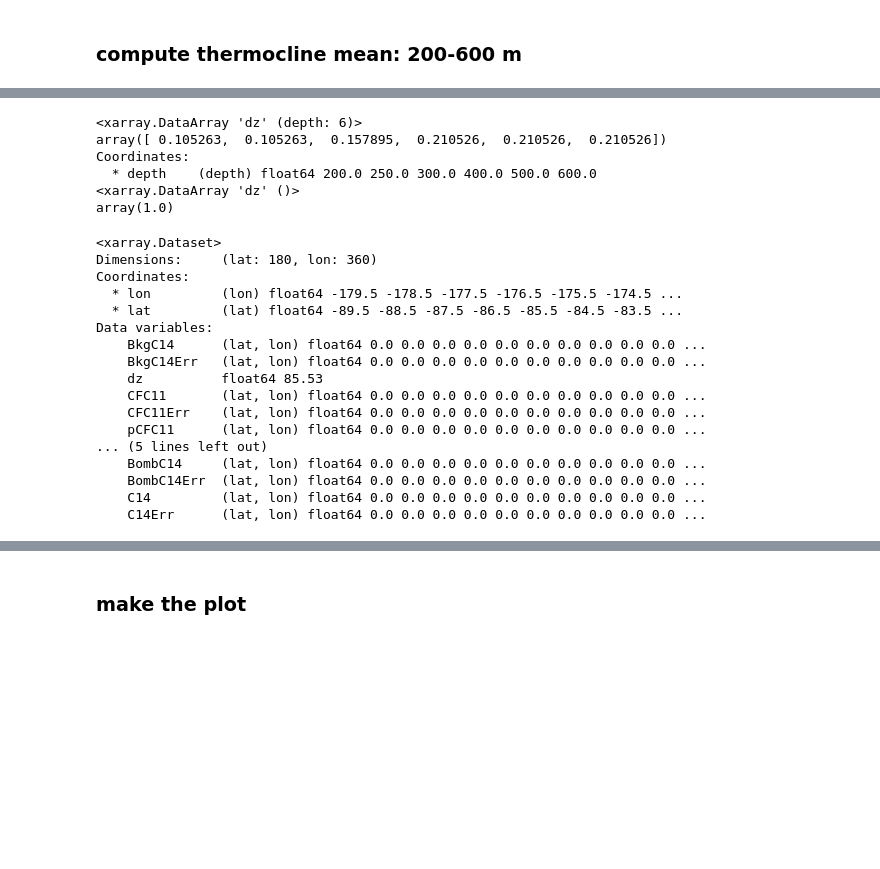
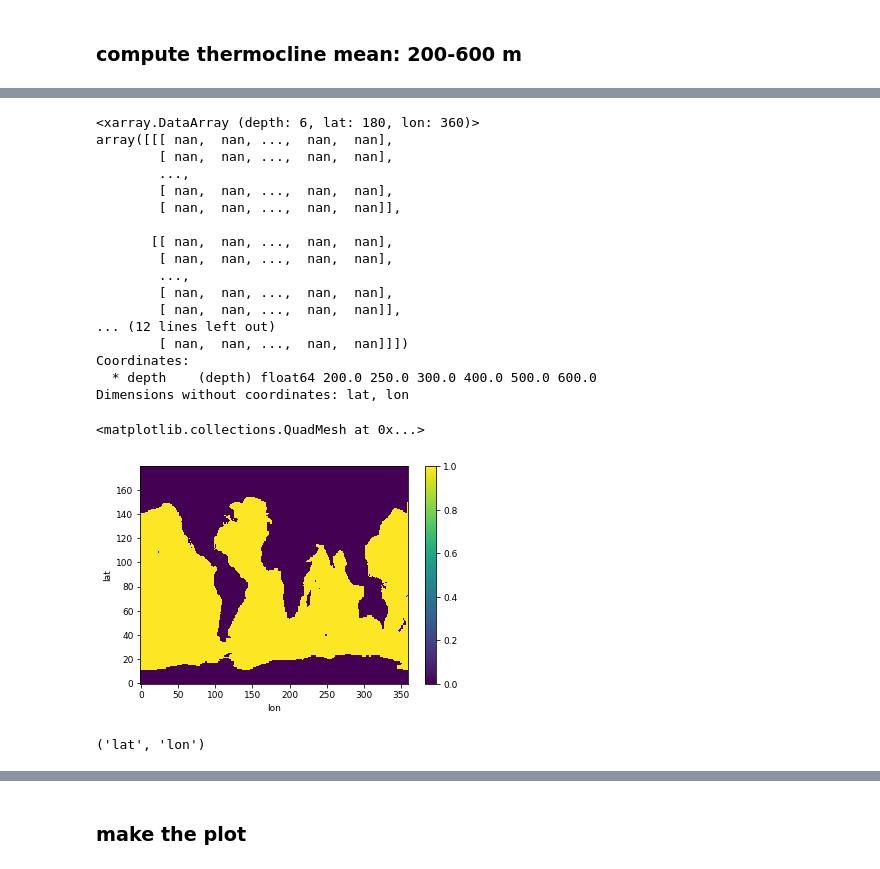
Before and after one commit to matt-long/iucn-deoxygenation-report, a Jupyter notebook: plot_woa_thermocline_o2_and_age_metric.ipynb, the cells around one changed output, grey strips where cells are left out. Saved outputs shown, nothing was run; the diff lists cells and outputs as text; code cells hidden in the pictures; blank space fills up the shorter version.

```diff
--- a/plot_woa_thermocline_o2_and_age_metric.ipynb
+++ b/plot_woa_thermocline_o2_and_age_metric.ipynb
@@ -96,3 +96,13 @@ Data variables:
     dz          (depth) float32 25.0 25.0 25.0 25.0 25.0 25.0 25.0 25.0 25.0 ...
 # %% [markdown]
 ### compute thermocline mean: 200-600 m
+# %%
+%%time
+nz = glodap.depth.shape[0]
+nlat = glodap.lat.shape[0]
+nlon = glodap.lon.shape[0]
+zmask = xr.DataArray(np.ones(nz),dims='depth')
+
+rmask = xr.DataArray(np.zeros((nz,nlat,nlon)),dims=('depth','lat','lon'))
+rmask[:,:,:] = np.where(np.isnan(glodap.C14), 0., 1.)
+print rmask
@@ -99,32 +127,30 @@ Data variables:
 # %%
-zwgt = glodap.dz / glodap.dz.sum()
+zwgt = (glodap.dz*rmask) / (glodap.dz*rmask).sum(dim='depth')
 print zwgt
-print zwgt.sum()
+zwgt.sum(dim='depth').plot()
 # %% [output]
-<xarray.DataArray 'dz' (depth: 6)>
-array([ 0.105263,  0.105263,  0.157895,  0.210526,  0.210526,  0.210526])
+<xarray.DataArray (depth: 6, lat: 180, lon: 360)>
+array([[[ nan,  nan, ...,  nan,  nan],
+        [ nan,  nan, ...,  nan,  nan],
+        ...,
+        [ nan,  nan, ...,  nan,  nan],
+        [ nan,  nan, ...,  nan,  nan]],
+
+       [[ nan,  nan, ...,  nan,  nan],
+        [ nan,  nan, ...,  nan,  nan],
+        ...,
+        [ nan,  nan, ...,  nan,  nan],
+        [ nan,  nan, ...,  nan,  nan]],
+... (12 lines left out)
+        [ nan,  nan, ...,  nan,  nan]]])
 Coordinates:
   * depth    (depth) float64 200.0 250.0 300.0 400.0 500.0 600.0
-<xarray.DataArray 'dz' ()>
-array(1.0)
+Dimensions without coordinates: lat, lon
+<matplotlib.collections.QuadMesh at 0x...>
+[figure, added]
 # %%
 glodap_tc = (glodap*zwgt).sum(dim='depth')
-glodap_tc
+glodap_tc = glodap_tc.where(zwgt.sum(dim='depth')>0)
+glodap_tc.CFC11.dims
 # %% [output]
-<xarray.Dataset>
-Dimensions:     (lat: 180, lon: 360)
-Coordinates:
-  * lon         (lon) float64 -179.5 -178.5 -177.5 -176.5 -175.5 -174.5 ...
-  * lat         (lat) float64 -89.5 -88.5 -87.5 -86.5 -85.5 -84.5 -83.5 ...
-Data variables:
-    BkgC14      (lat, lon) float64 0.0 0.0 0.0 0.0 0.0 0.0 0.0 0.0 0.0 0.0 ...
-    BkgC14Err   (lat, lon) float64 0.0 0.0 0.0 0.0 0.0 0.0 0.0 0.0 0.0 0.0 ...
-    dz          float64 85.53
-    CFC11       (lat, lon) float64 0.0 0.0 0.0 0.0 0.0 0.0 0.0 0.0 0.0 0.0 ...
-    CFC11Err    (lat, lon) float64 0.0 0.0 0.0 0.0 0.0 0.0 0.0 0.0 0.0 0.0 ...
-    pCFC11      (lat, lon) float64 0.0 0.0 0.0 0.0 0.0 0.0 0.0 0.0 0.0 0.0 ...
-... (5 lines left out)
-    BombC14     (lat, lon) float64 0.0 0.0 0.0 0.0 0.0 0.0 0.0 0.0 0.0 0.0 ...
-    BombC14Err  (lat, lon) float64 0.0 0.0 0.0 0.0 0.0 0.0 0.0 0.0 0.0 0.0 ...
-    C14         (lat, lon) float64 0.0 0.0 0.0 0.0 0.0 0.0 0.0 0.0 0.0 0.0 ...
-    C14Err      (lat, lon) float64 0.0 0.0 0.0 0.0 0.0 0.0 0.0 0.0 0.0 0.0 ...
+('lat', 'lon')
```
Also changed, not shown: parts of 5 cells of this notebook, 42 other files.
